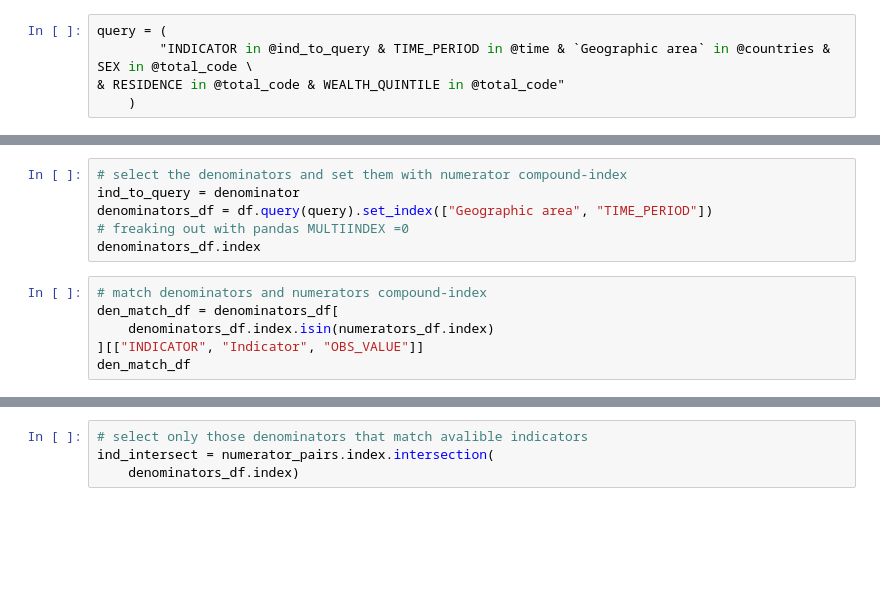
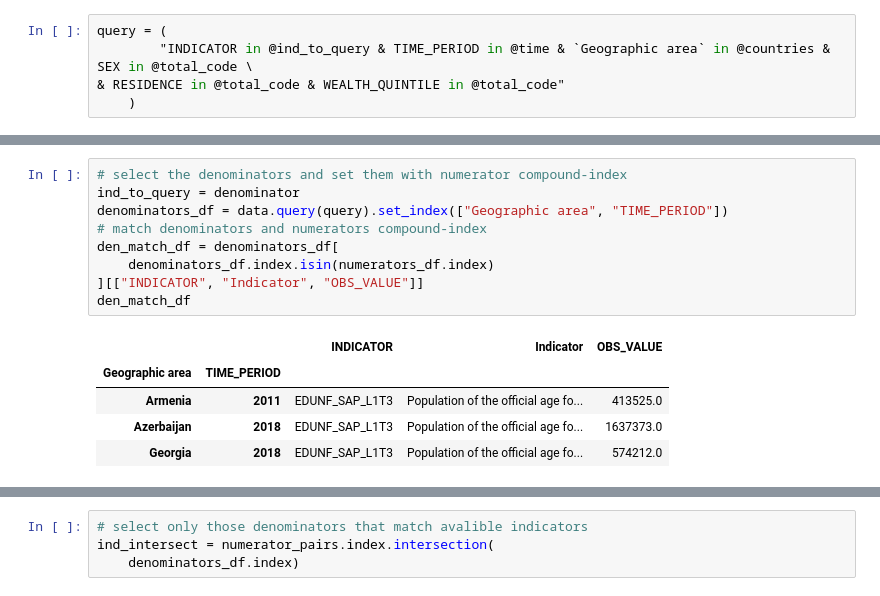
Before and after one commit to UNICEFECAR/dash, a Jupyter notebook: check_on_cards.ipynb, the cells around one changed output, grey strips where cells are left out. Saved outputs shown, nothing was run; the diff lists cells and outputs as text; blank space fills up the shorter version.

```diff
--- a/check_on_cards.ipynb
+++ b/check_on_cards.ipynb
@@ -54,15 +73,18 @@ numerators_df.index
 # %%
 # select the denominators and set them with numerator compound-index
 ind_to_query = denominator
-denominators_df = df.query(query).set_index(["Geographic area", "TIME_PERIOD"])
-# freaking out with pandas MULTIINDEX =0
-denominators_df.index
+denominators_df = data.query(query).set_index(["Geographic area", "TIME_PERIOD"])
+# match denominators and numerators compound-index
+den_match_df = denominators_df[
+    denominators_df.index.isin(numerators_df.index)
+][["INDICATOR", "Indicator", "OBS_VALUE"]]
+den_match_df
+# %% [output]
+|  |  | INDICATOR | Indicator | OBS_VALUE |
+| Geographic area | TIME_PERIOD |  |  |  |
+| Armenia | 2011 | EDUNF_SAP_L1T3 | Population of the official age fo... | 413525.0 |
+| Azerbaijan | 2018 | EDUNF_SAP_L1T3 | Population of the official age fo... | 1637373.0 |
+| Georgia | 2018 | EDUNF_SAP_L1T3 | Population of the official age fo... | 574212.0 |
-# %%
-# match denominators and numerators compound-index
-den_match_df = denominators_df[
-    denominators_df.index.isin(numerators_df.index)
-][["INDICATOR", "Indicator", "OBS_VALUE"]]
-den_match_df
 # %%
 # join numerators denominators with nan drops (missmatches)
 num_den_not_nan = numerators_df.merge(
```
Also changed, not shown: parts of 60 cells of this notebook.
